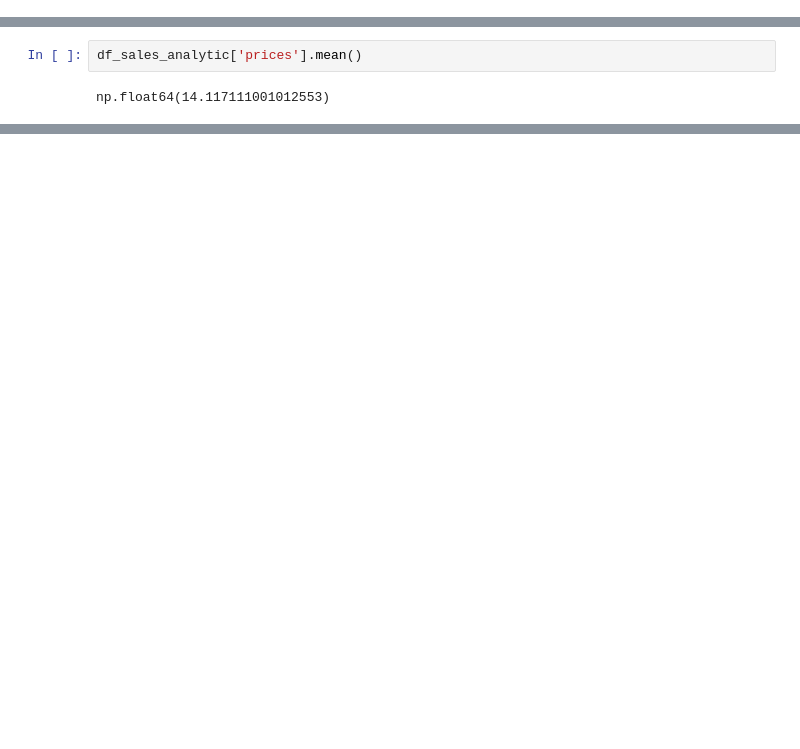
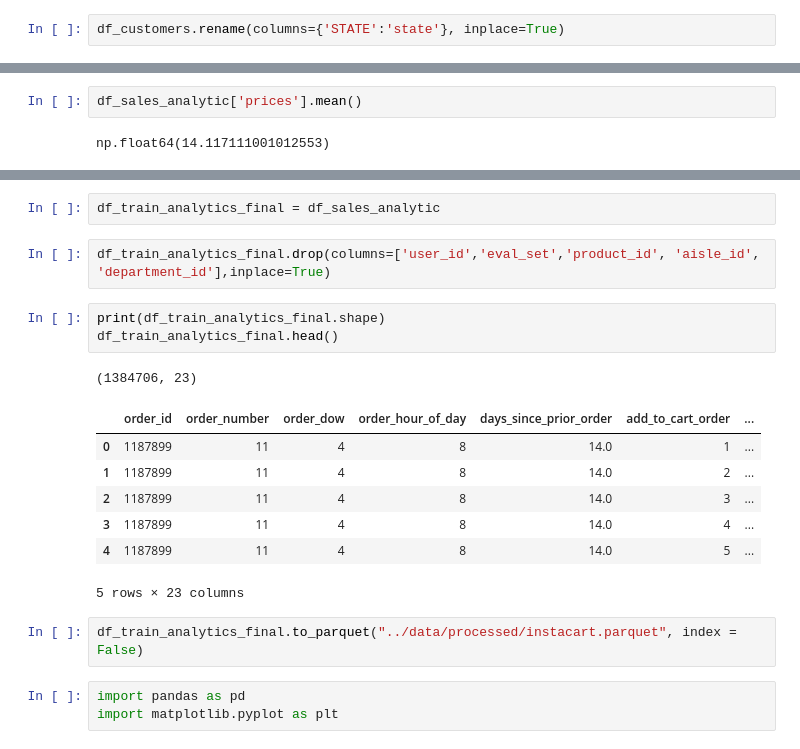
Before and after one commit to yzaqaryan01-sudo/data-analytics-with-python, a Jupyter notebook: notebooks/05_advanced_panda.ipynb, the cells around one changed output, grey strips where cells are left out. Drawn from its saved outputs; the diff is of its cells as text; blank space fills up the shorter version.

Commit message:
instacart with visaulization

```diff
--- a/notebooks/05_advanced_panda.ipynb
+++ b/notebooks/05_advanced_panda.ipynb
@@ -553,6 +544,8 @@ df_state.head()
 df_state.drop('Unnamed: 0',axis=1,inplace=True)
 # %%
 df_customers.drop('Unnamed: 0',axis=1,inplace=True)
+# %%
+df_customers.rename(columns={'STATE':'state'}, inplace=True)
 # %%
 df_customer_location=pd.merge(
 df_customers,
@@ -660,0 +664,21 @@ dtype: int64
+# %%
+df_train_analytics_final = df_sales_analytic
+# %%
+df_train_analytics_final.drop(columns=['user_id','eval_set','product_id', 'aisle_id', 'department_id'],inplace=True)
+# %%
+print(df_train_analytics_final.shape)
+df_train_analytics_final.head()
+# %% [output]
+(1384706, 23)
+|  | order_id | order_number | order_dow | order_hour_of_day | days_since_prior_order | add_to_cart_order | ... |
+| 0 | 1187899 | 11 | 4 | 8 | 14.0 | 1 | ... |
+| 1 | 1187899 | 11 | 4 | 8 | 14.0 | 2 | ... |
+| 2 | 1187899 | 11 | 4 | 8 | 14.0 | 3 | ... |
+| 3 | 1187899 | 11 | 4 | 8 | 14.0 | 4 | ... |
+| 4 | 1187899 | 11 | 4 | 8 | 14.0 | 5 | ... |
+5 rows × 23 columns
+# %%
+df_train_analytics_final.to_parquet("../data/processed/instacart.parquet", index = False)
+# %%
+import pandas as pd
+import matplotlib.pyplot as plt
```
Also changed, not shown: parts of 12 cells of this notebook, 3 other files.
